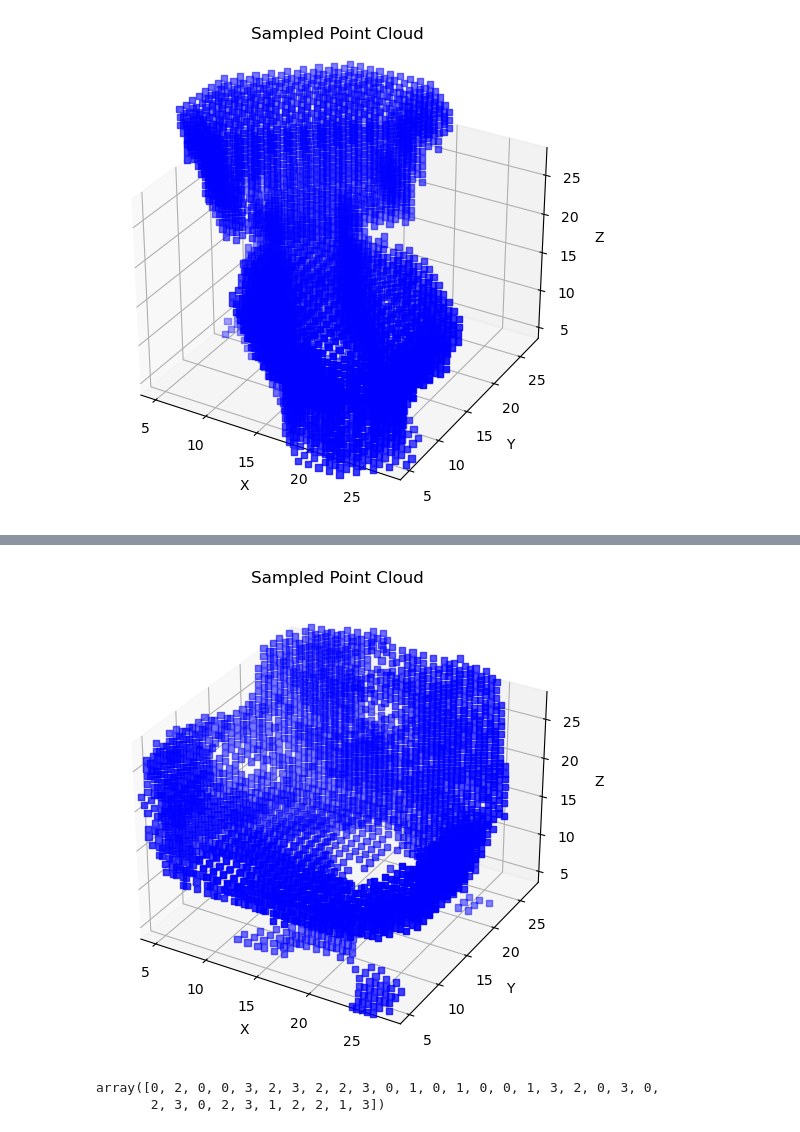
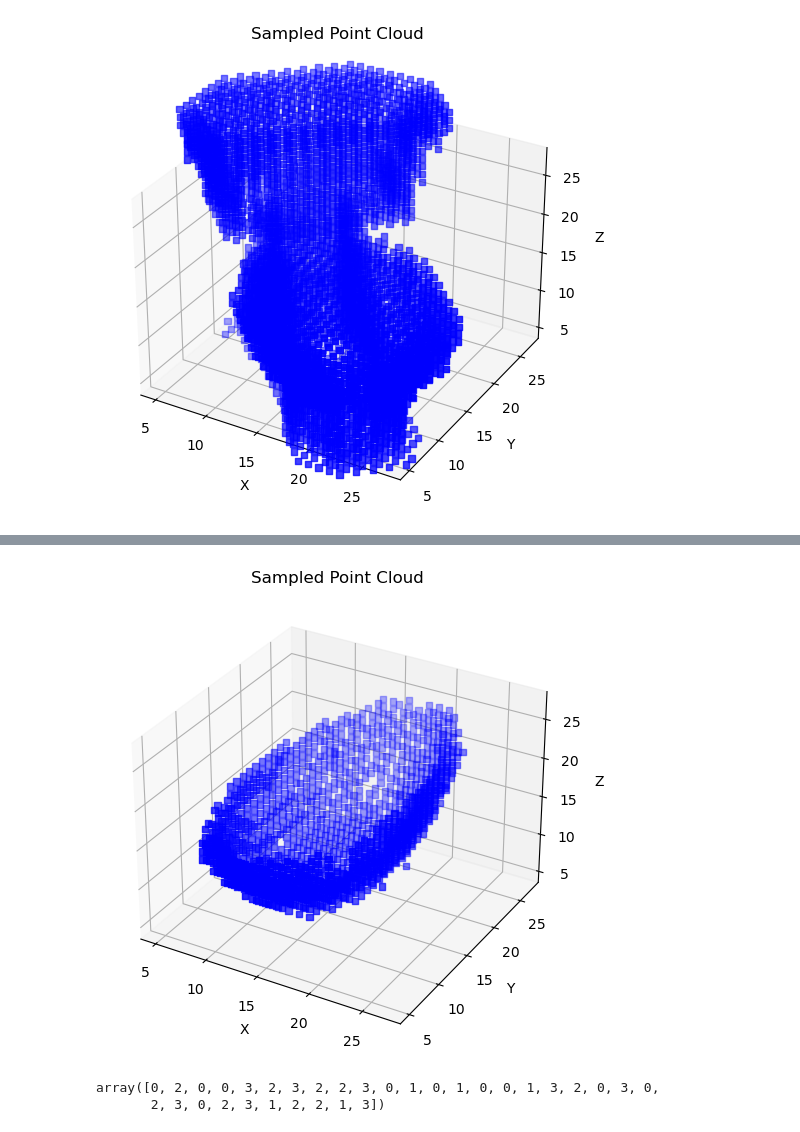
Before and after one commit to HirokiYasuda03/VoxNet.pytorch, a Jupyter notebook: visualize.ipynb, the cells around one changed output, grey strips where cells are left out. Drawn from its saved outputs; the diff is of its cells as text; code cells hidden in the pictures.

Commit message:
[feat] implement voxnet_unet

```diff
--- a/visualize.ipynb
+++ b/visualize.ipynb
@@ -1,12 +1,13 @@
 # %%
 from voxnet import VoxNetAutoEncoder, EnhancedVoxNetAutoEncoder
+from u_net import VoxNetAE_UNet
 import torch
 from data.modelnet10 import ModelNet10
 import numpy as np
 import matplotlib.pyplot as plt
 from torch.utils.data import DataLoader
 
-model_path = 'denoise/denoise_model_49.pth'
+model_path = 'denoise/VoxNetAE_UNet_16.pth'
 data_root = 'data/ModelNet10'
 CLASSES = {
     0: 'bathtub',
@@ -28,7 +29,7 @@ test_dataset = ModelNet10(data_root=data_root, n_classes=N_CLASSES, idx2cls=CLAS
 train_dataloader = DataLoader(train_dataset, batch_size=32, shuffle=True)
 test_dataloader = DataLoader(test_dataset, batch_size=32, shuffle=True)
 
-voxnet = EnhancedVoxNetAutoEncoder(z_dim=1024)
+voxnet = VoxNetAE_UNet()
 # %% [output]
 {'bathtub': 0, 'chair': 1, 'dresser': 2, 'night_stand': 3, 'sofa': 4, 'toilet': 5, 'bed': 6, 'desk': 7, 'monitor': 8, 'table': 9}
 {'bathtub': 0, 'chair': 1, 'dresser': 2, 'night_stand': 3, 'sofa': 4, 'toilet': 5, 'bed': 6, 'desk': 7, 'monitor': 8, 'table': 9}
@@ -135,7 +133,7 @@ visualize_voxel(noised_voxel[1])
 # %%
-visualize_voxel((recon_voxel[1] > 0.5).float())
+visualize_voxel((recon_voxel[15] > 0.5).float())
 # %% [output]
-[figure, old version]
+[figure, new version]
 # %%
 choices = np.random.randint(0, 4, (32, ))
 noised_voxel = voxel.detach().clone()
```
Also changed, not shown: parts of 3 cells of this notebook, 4 other files.
